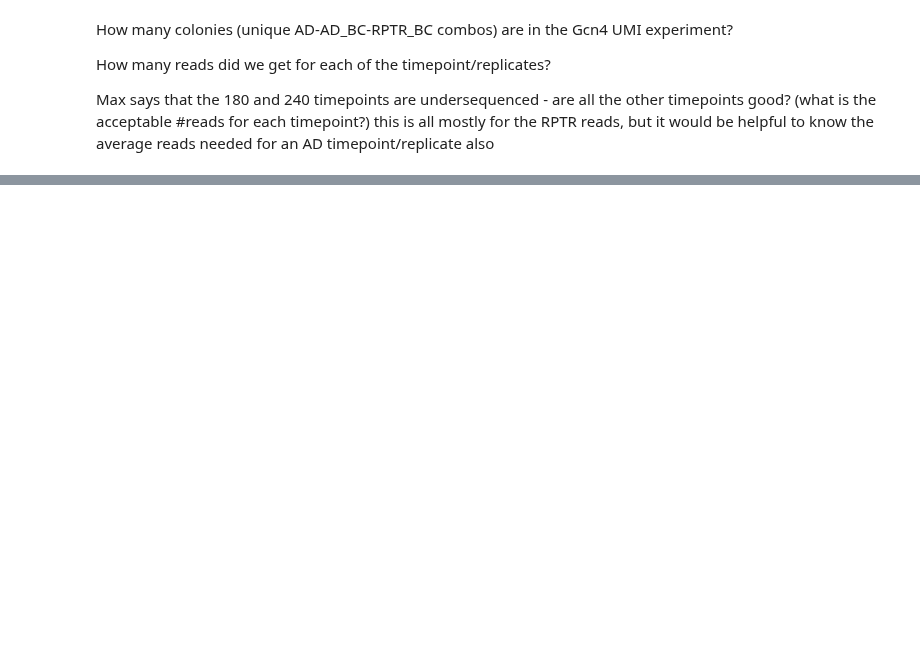
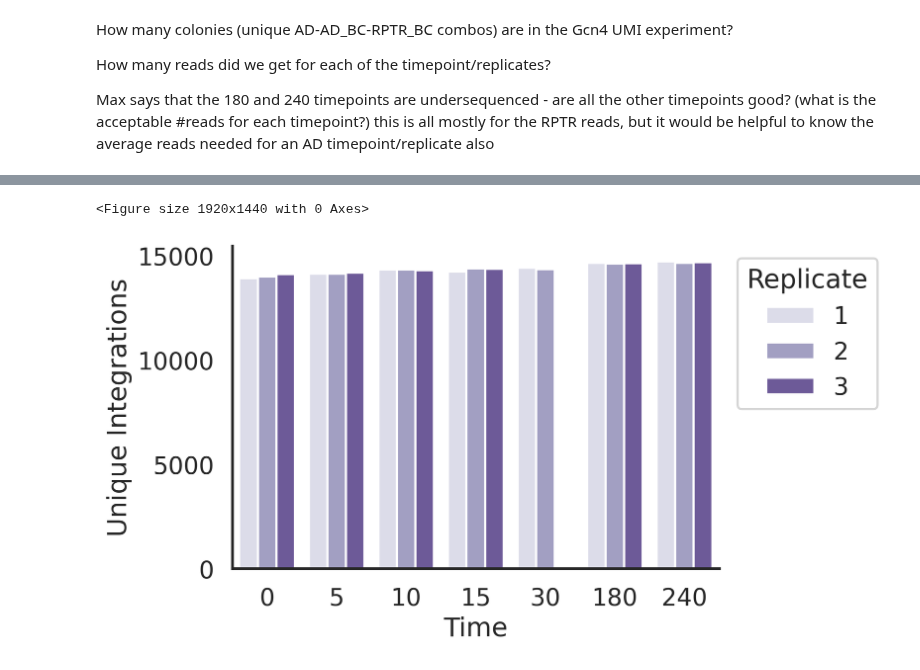
Before and after one commit to sanjanakotha/TREBL-analysis, a Jupyter notebook: notebooks/GCN4/MZ Colony Count Questions.ipynb, the cells around one changed output, grey strips where cells are left out. Cells and saved outputs as stored; diff of their text form; code cells hidden in the pictures; blank space fills up the shorter version.

```diff
--- a/notebooks/GCN4/MZ Colony Count Questions.ipynb
+++ b/notebooks/GCN4/MZ Colony Count Questions.ipynb
@@ -29,0 +67,20 @@ this is all mostly for the RPTR reads, but it would be helpful to know the avera
+# %%
+# Dictionary to store row counts
+row_counts = {}
+
+# Loop through tables and get row counts
+for table in tqdm(trebl_exp_tables):
+    try:
+        count = con.execute(f"SELECT COUNT(*) FROM {table}").fetchone()[0]
+        row_counts[table] = count
+    except Exception as e:
+        row_counts[table] = f"Error: {e}"
+
+reads_per_sample = pd.DataFrame({'id' : row_counts.keys(), 'reads' : row_counts.values()})
+reads_per_sample["sample"] = reads_per_sample["id"].str.split("umi_").str[1].str.split("_").str[:3].str.join("_")
+reads_per_sample["time"] = reads_per_sample["sample"].str.split("_").str[2].astype(int)
+reads_per_sample["rep"] = reads_per_sample["sample"].str.split("_").str[1].astype(int)
+reads_per_sample["seq"] = reads_per_sample["sample"].str.split("_").str[0]
+reads_per_sample = reads_per_sample.drop(columns = ["sample"])
+reads_per_sample = reads_per_sample[reads_per_sample["reads"] > 100]
+reads_per_sample
@@ -29,0 +105,4 @@ this is all mostly for the RPTR reads, but it would be helpful to know the avera
+# %%
+table_names_pivot = pd.pivot(columns = "seq", index= ["time", "rep"], values = 'id', data = reads_per_sample)
+table_names_pivot = table_names_pivot.reset_index()
+table_names_pivot
@@ -29,0 +228,4 @@ this is all mostly for the RPTR reads, but it would be helpful to know the avera
+# %%
+table_names_pivot = table_names_pivot.dropna()
+table_names_pivot = table_names_pivot.reset_index(drop = True)
+table_names_pivot
@@ -29,0 +326,5 @@ this is all mostly for the RPTR reads, but it would be helpful to know the avera
+# %%
+# Convert results list to DataFrame
+df_counts = pd.DataFrame(results)
+df_counts["rep"] = df_counts["rep"].astype(str)
+df_counts
@@ -29,0 +349,11 @@ this is all mostly for the RPTR reads, but it would be helpful to know the avera
+# %%
+plt.figure(dpi = 300)
+plt.figure(figsize=(6,4), dpi = 300)
+sns.barplot(data=df_counts, x='time', y='integrations', hue='rep', palette='Purples', ci=None)
+plt.legend(bbox_to_anchor = (1.35,1), loc = 'upper right', title = "Replicate")
+plt.xlabel("Time")
+plt.ylabel("Unique Integrations")
+sns.despine()
+# %% [output]
+<Figure size 1920x1440 with 0 Axes>
+[figure, added]
```
Also changed, not shown: parts of 16 cells of this notebook, 36 other files.
